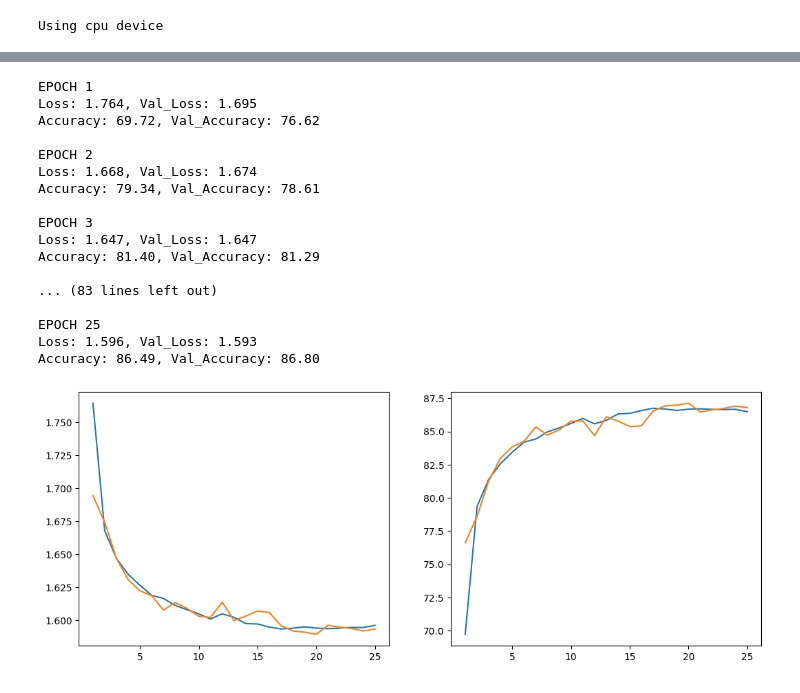
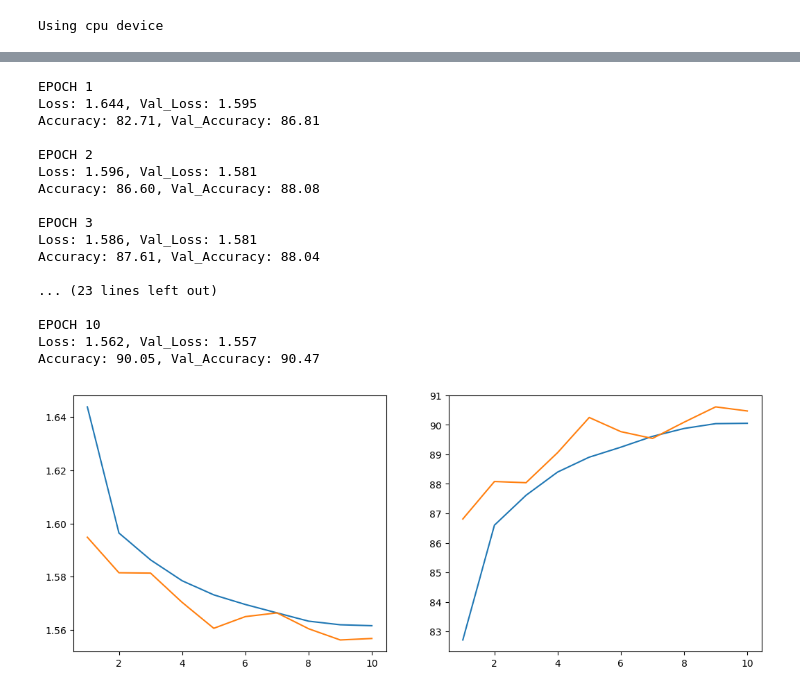
Before and after one commit to AlexanderDBell/TheDeveloperAcademy-Bootcamp, a Jupyter notebook: Final Project/clothes_detector.ipynb, the cells around one changed output, grey strips where cells are left out. Cells and saved outputs as stored; diff of their text form; code cells hidden in the pictures.

```diff
--- a/Final Project/clothes_detector.ipynb
+++ b/Final Project/clothes_detector.ipynb
@@ -85,28 +88,26 @@ class LeNet(nn.Module):
         logits = self.conv_stack(x)
         return logits
 # %%
-class VGG(nn.Module):
+class NeuralNetwork1(nn.Module):
     def __init__(self):
         super().__init__()
         self.conv_stack = nn.Sequential(
-            nn.Conv2d(1, 4, 3, 1, 1),
-            nn.ReLU(),
-            nn.Conv2d(4, 4, 3, 1, 1),
-            nn.ReLU(),
+            nn.Conv2d(1, 8, 3, 1, 1),
             nn.MaxPool2d(2),
             nn.ReLU(),
-            nn.Conv2d(4, 8, 3, 1, 1),
-            nn.ReLU(),
-            nn.Conv2d(8, 8, 3, 1, 1),
-            nn.ReLU(),
+            nn.BatchNorm2d(8),
+            nn.Conv2d(8, 16, 3, 1, 1),
             nn.MaxPool2d(2),
             nn.ReLU(),
+            nn.BatchNorm2d(16),
             nn.Flatten(),
-            nn.Linear(8*7*7, 8*7*7),
+            nn.Linear(16*7*7, 128),
             nn.ReLU(),
-            nn.Linear(8*7*7, 8*7*7),
+            nn.BatchNorm1d(128),
+            nn.Linear(128, 128),
             nn.ReLU(),
-            nn.Linear(8*7*7, 10),
+            nn.BatchNorm1d(128),
+            nn.Linear(128, 10),
             nn.Softmax(1)
         )
 
@@ -247,7 +433,7 @@ plt.show()
 # %%
 vgg_model = VGG().to(device)
 loss_fn = nn.CrossEntropyLoss()
-vgg_optimiser = optim.Adam(vgg_model.parameters(), lr=0.001)
+vgg_optimiser = optim.Adam(vgg_model.parameters(), lr=0.001, weight_decay=0.0001)
 # %%
 print(vgg_model)
 # %% [output]
@@ -270,35 +456,35 @@ VGG(
 )
 # %%
 vgg_trainer = NetworkTrainer(vgg_model, loss_fn, vgg_optimiser)
-vgg_results = vgg_trainer.train_model(25)
+vgg_results = vgg_trainer.train_model(10)
 # %% [output]
 EPOCH 1
-Loss: 1.764, Val_Loss: 1.695
-Accuracy: 69.72, Val_Accuracy: 76.62
+Loss: 1.644, Val_Loss: 1.595
+Accuracy: 82.71, Val_Accuracy: 86.81
 
 EPOCH 2
-Loss: 1.668, Val_Loss: 1.674
-Accuracy: 79.34, Val_Accuracy: 78.61
+Loss: 1.596, Val_Loss: 1.581
+Accuracy: 86.60, Val_Accuracy: 88.08
 
 EPOCH 3
-Loss: 1.647, Val_Loss: 1.647
-Accuracy: 81.40, Val_Accuracy: 81.29
+Loss: 1.586, Val_Loss: 1.581
+Accuracy: 87.61, Val_Accuracy: 88.04
 
-... (83 lines left out)
+... (23 lines left out)
 
-EPOCH 25
-Loss: 1.596, Val_Loss: 1.593
-Accuracy: 86.49, Val_Accuracy: 86.80
+EPOCH 10
+Loss: 1.562, Val_Loss: 1.557
+Accuracy: 90.05, Val_Accuracy: 90.47
 # %%
 train_loss_list, train_acc_list, test_loss_list, test_acc_list = vgg_results
 
 fig, (ax1, ax2) = plt.subplots(1, 2, figsize=(12.8, 4.8))
-ax1.plot(range(1,26), train_loss_list)
-ax1.plot(range(1,26), test_loss_list)
-ax1.set_xticks(range(5,26,5))
-ax2.plot(range(1,26), train_acc_list)
-ax2.plot(range(1,26), test_acc_list)
-ax2.set_xticks(range(5,26,5))
+ax1.plot(range(1,11), train_loss_list)
+ax1.plot(range(1,11), test_loss_list)
+ax1.set_xticks(range(2,11,2))
+ax2.plot(range(1,11), train_acc_list)
+ax2.plot(range(1,11), test_acc_list)
+ax2.set_xticks(range(2,11,2))
 plt.show()
 # %% [output]
-[figure, old version]
+[figure, new version]
```
Also changed, not shown: parts of 37 cells of this notebook.
